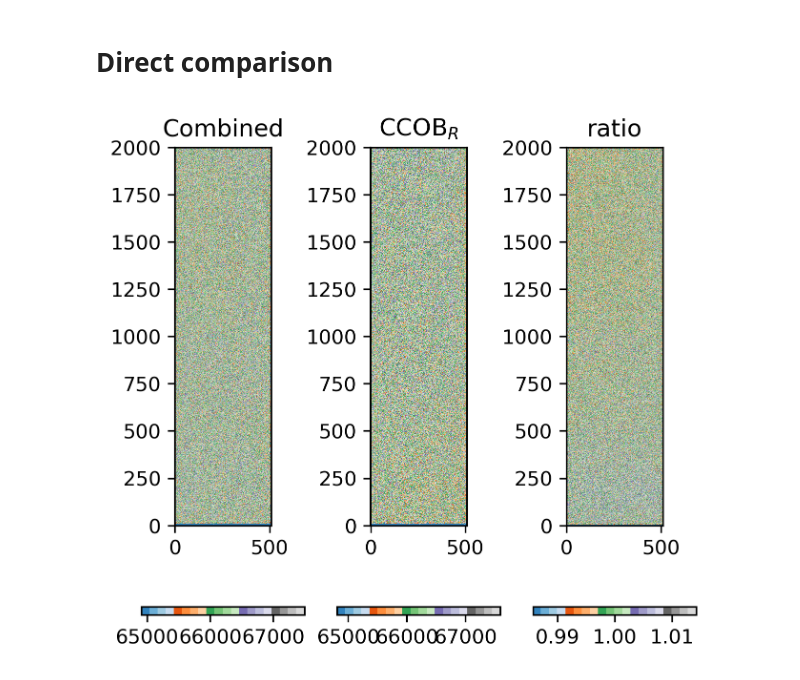
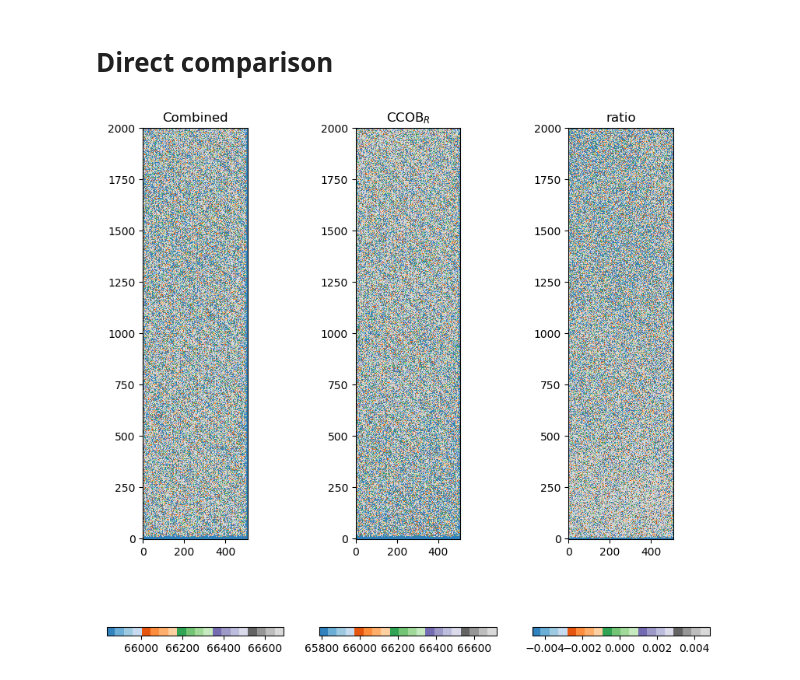
Before and after one commit to youtsumi/Summer2020, a Jupyter notebook: MakingFlatFromLambdas.ipynb, the cells around one changed output. Saved outputs shown, nothing was run; the diff lists cells and outputs as text; code cells hidden in the pictures.

Commit message:
Changed the ratio to be a differential ratio

```diff
--- a/MakingFlatFromLambdas.ipynb
+++ b/MakingFlatFromLambdas.ipynb
@@ -123,13 +123,13 @@ ax.set_aspect(1)
 # %% [markdown]
 # Direct comparison
 # %%
-fig, axs = pylab.subplots(1,3,figsize=(5,5),dpi=300)
-for ax, animg, label in zip(axs,[img, red, img/red], ["Combined",r"CCOB$_{R}$","ratio"]):
-    mean = animg.mean()
+fig, axs = pylab.subplots(1,3,figsize=(10,10),dpi=100)
+for ax, animg, label in zip(axs,[normedimg, red, (normedimg-red)/red], ["Combined",r"CCOB$_{R}$","ratio"]):
+    mean = numpy.median(animg)
     std = mad_std(animg)
-    N = 3
+    N = 1
     ax.set_title(label)
     im = ax.imshow(animg,vmin=mean-N*std,vmax=mean+N*std,origin="lower",cmap=pylab.get_cmap("tab20c"))
     fig.colorbar( im, ax=ax, orientation="horizontal")
 # %% [output]
-[figure, old version]
+[figure, new version]
```
Also changed, not shown: parts of 1 cell of this notebook.
